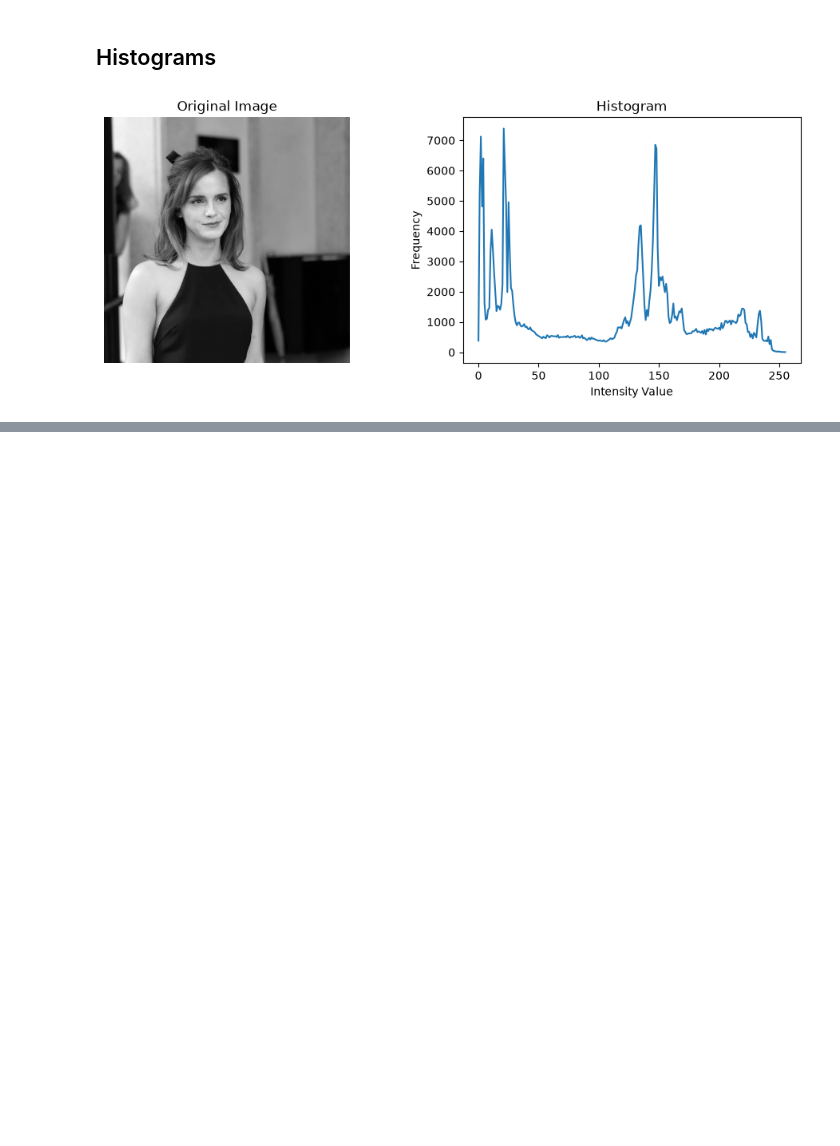
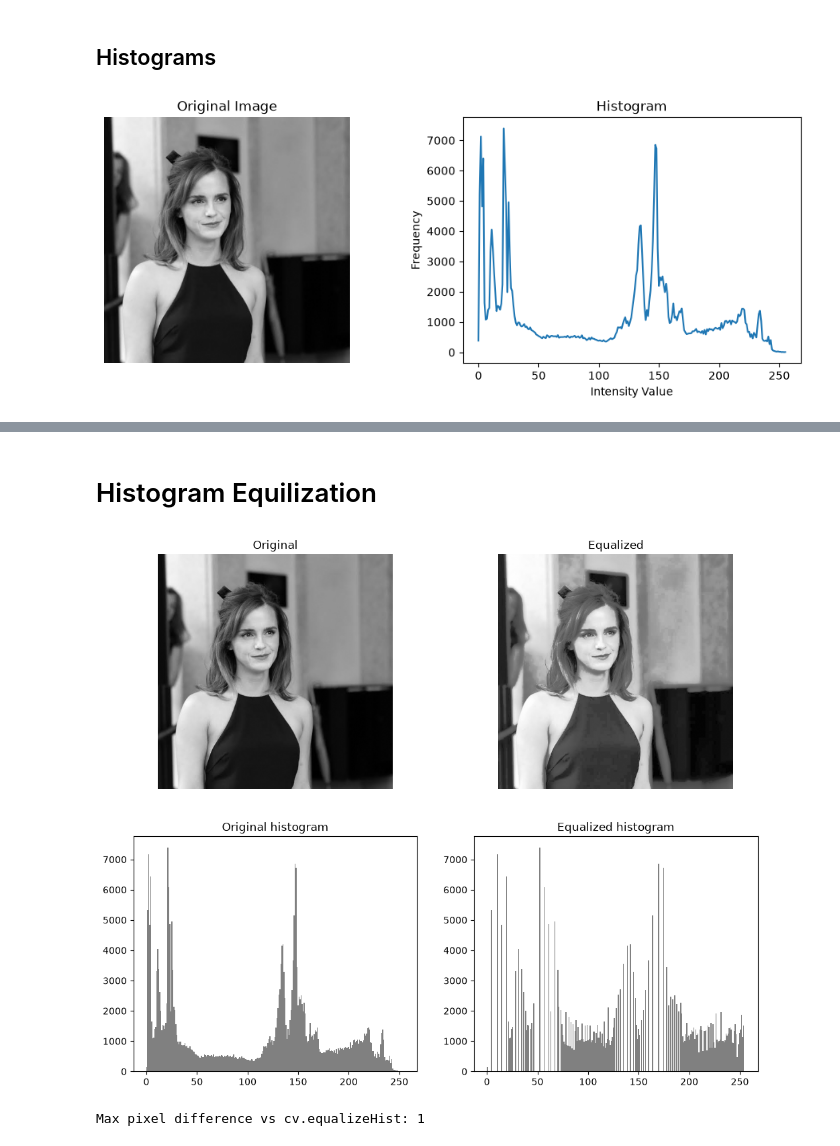
Before and after one commit to Abdul-Rahman-bme/EN3160-Image-processing-and-Machine-Vision, a Jupyter notebook: Lec_2_code/Lec_2_jupyter.ipynb, the cells around one changed output, grey strips where cells are left out. Cells and saved outputs as stored; diff of their text form; code cells hidden in the pictures; blank space fills up the shorter version.

```diff
--- a/Lec_2_code/Lec_2_jupyter.ipynb
+++ b/Lec_2_code/Lec_2_jupyter.ipynb
@@ -390,0 +410,40 @@ plt.show()
+# %% [markdown]
+# Histogram Equilization
+# %%
+import cv2 as cv
+import numpy as np
+import matplotlib.pyplot as plt
+
+f_color = cv.imread("D:\Abdul Rahman\Engineering_UOM\.Sem 5\EN3160 - Image Processing and Computer Vision\EN3160-Image-processing-and-Machine-Vision\images\emma.jpg")
+f = cv.cvtColor(f_color, cv.COLOR_BGR2GRAY)   # start with grayscale, the textbook case
+
+g_builtin = cv.equalizeHist(f)
+
+hist, _ = np.histogram(f.flatten(), bins=256, range=(0, 256))
+cdf = hist.cumsum()
+M, N = f.shape
+L = 256
+t = np.array([(L - 1) / (M * N) * cdf[k] for k in range(256)]).astype(np.uint8)
+g_manual = t[f]
+
+fig, ax = plt.subplots(2, 2, figsize=(12, 10))
+
+ax[0,0].imshow(f, cmap='gray', vmin=0, vmax=255)
+ax[0,0].set_title('Original'); ax[0,0].axis('off')
+
+ax[0,1].imshow(g_manual, cmap='gray', vmin=0, vmax=255)
+ax[0,1].set_title('Equalized'); ax[0,1].axis('off')
+
+ax[1,0].hist(f.flatten(), bins=256, range=(0,255), color='gray')
+ax[1,0].set_title('Original histogram')
+
+ax[1,1].hist(g_manual.flatten(), bins=256, range=(0,255), color='gray')
+ax[1,1].set_title('Equalized histogram')
+
+plt.show()
+
+# confirm your manual version matches OpenCV's
+print('Max pixel difference vs cv.equalizeHist:', np.abs(g_manual.astype(int) - g_builtin.astype(int)).max())
+# %% [output]
+[figure, added]
+Max pixel difference vs cv.equalizeHist: 1
```
Also changed, not shown: parts of 2 cells of this notebook, 2 other files.
